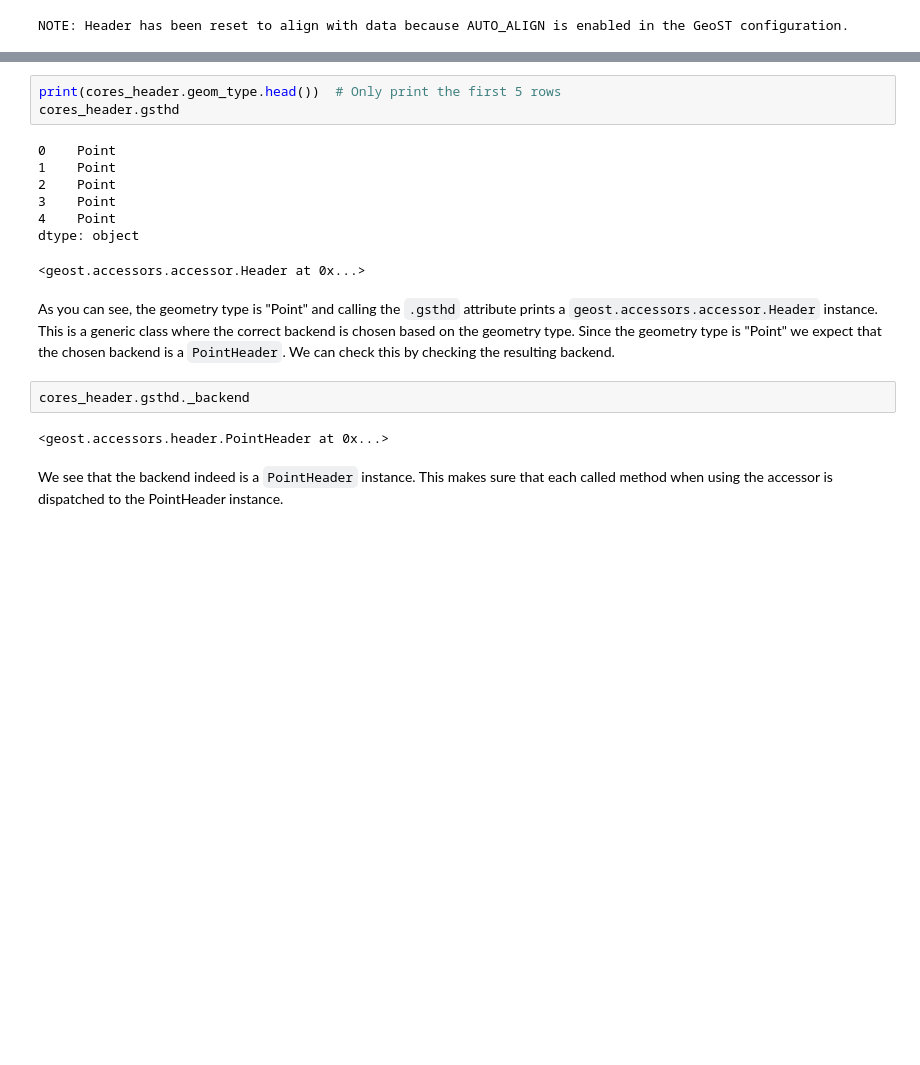
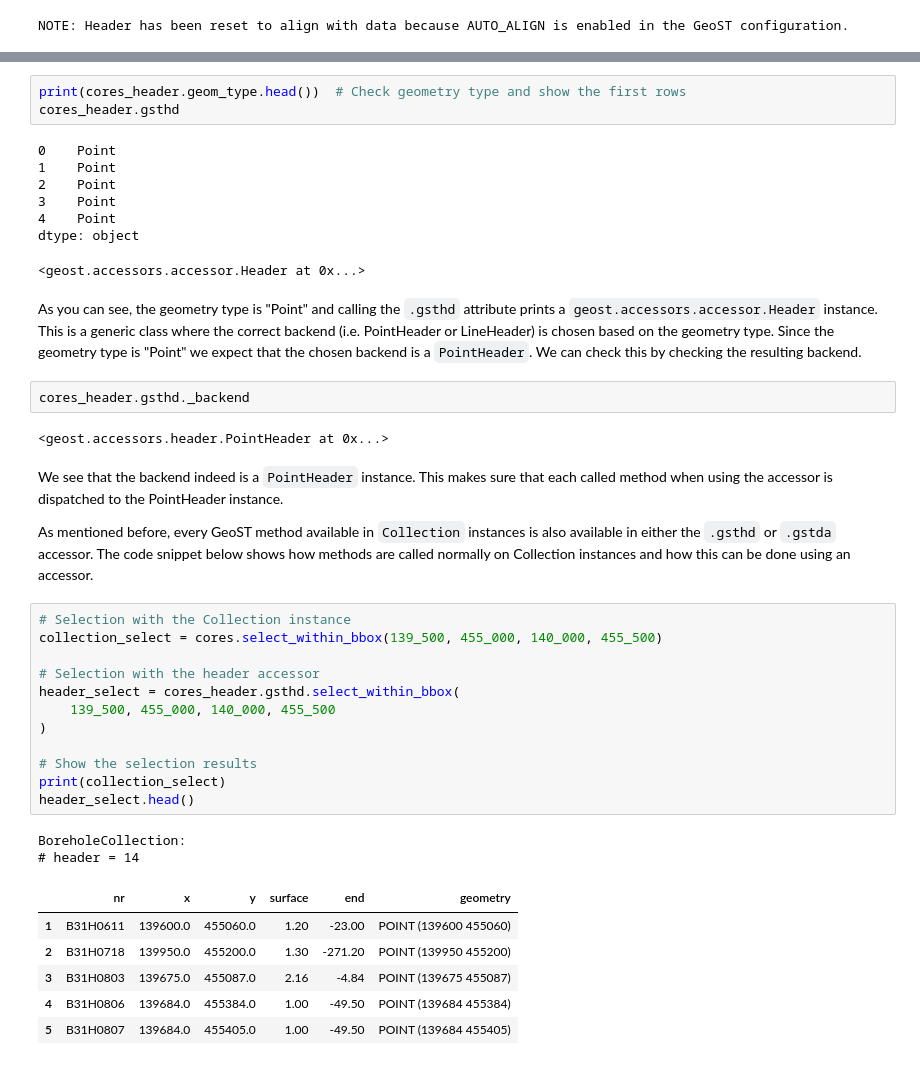
Before and after one commit to Deltares-research/geost, a Jupyter notebook: docs/user_guide/accessors.ipynb, the cells around one changed output, grey strips where cells are left out. Cells and saved outputs as stored; diff of their text form; blank space fills up the shorter version.

Commit message:
Finish accessor section to the user guide; update geost object hierarchy figure

```diff
--- a/docs/user_guide/accessors.ipynb
+++ b/docs/user_guide/accessors.ipynb
@@ -42,7 +43,7 @@ data. To illustrate this, we will stepwise show how this works the loaded `cores
 Let's first check the geometry type in the header table and see what happens when simply
 use the `.gsthd` attribute.
 # %%
-print(cores_header.geom_type.head())  # Only print the first 5 rows
+print(cores_header.geom_type.head())  # Check geometry type and show the first rows
 cores_header.gsthd
 # %% [output]
 0    Point
@@ -55,8 +56,9 @@ dtype: object
 # %% [markdown]
 As you can see, the geometry type is "Point" and calling the `.gsthd` attribute prints a
 `geost.accessors.accessor.Header` instance. This is a generic class where the correct backend
-is chosen based on the geometry type. Since the geometry type is "Point" we expect that the
-chosen backend is a `PointHeader`. We can check this by checking the resulting backend.
+(i.e. PointHeader or LineHeader) is chosen based on the geometry type. Since the geometry type
+is "Point" we expect that the chosen backend is a `PointHeader`. We can check this by checking
+the resulting backend.
 # %%
 cores_header.gsthd._backend
 # %% [output]
@@ -64,5 +66,30 @@ cores_header.gsthd._backend
 # %% [markdown]
 We see that the backend indeed is a `PointHeader` instance. This makes sure that each called
 method when using the accessor is dispatched to the PointHeader instance.
+
+As mentioned before, every GeoST method available in `Collection` instances is also available
+in either the `.gsthd` or `.gstda` accessor. The code snippet below shows how methods are called
+normally on Collection instances and how this can be done using an accessor.
+# %%
+# Selection with the Collection instance
+collection_select = cores.select_within_bbox(139_500, 455_000, 140_000, 455_500)
+
+# Selection with the header accessor
+header_select = cores_header.gsthd.select_within_bbox(
+    139_500, 455_000, 140_000, 455_500
+)
+
+# Show the selection results
+print(collection_select)
+header_select.head()
+# %% [output]
+BoreholeCollection:
+# header = 14
+|  | nr | x | y | surface | end | geometry |
+| 1 | B31H0611 | 139600.0 | 455060.0 | 1.20 | -23.00 | POINT (139600 455060) |
+| 2 | B31H0718 | 139950.0 | 455200.0 | 1.30 | -271.20 | POINT (139950 455200) |
+| 3 | B31H0803 | 139675.0 | 455087.0 | 2.16 | -4.84 | POINT (139675 455087) |
+| 4 | B31H0806 | 139684.0 | 455384.0 | 1.00 | -49.50 | POINT (139684 455384) |
+| 5 | B31H0807 | 139684.0 | 455405.0 | 1.00 | -49.50 | POINT (139684 455405) |
 # %% [markdown]
 ## Data `.gstda` accessor
```
Also changed, not shown: parts of 10 cells of this notebook, 6 other files.
